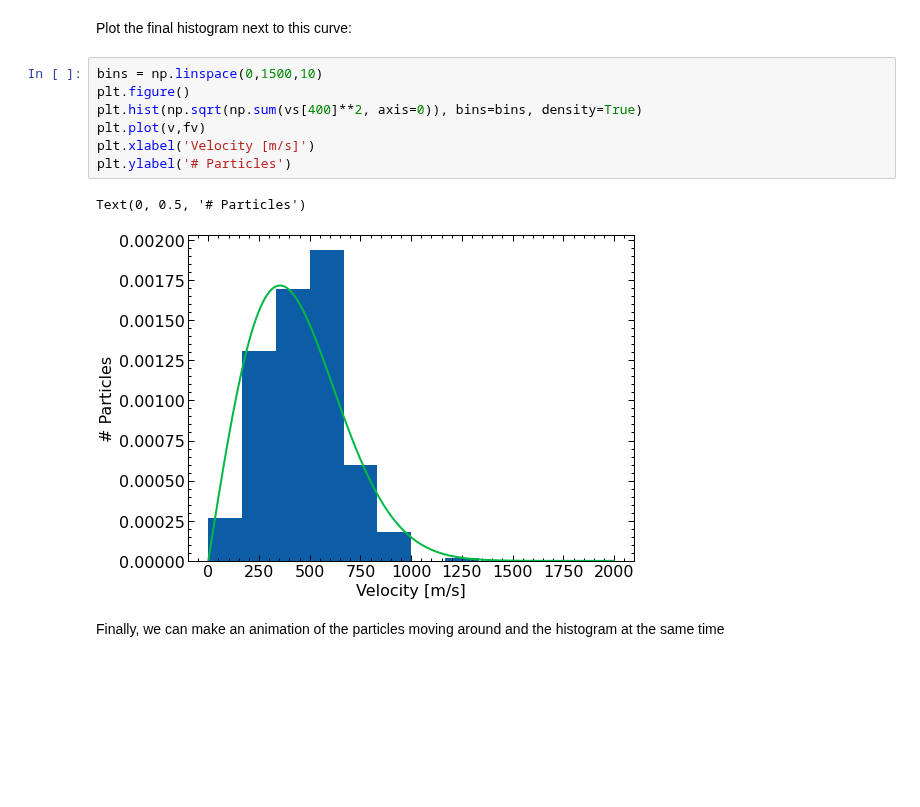
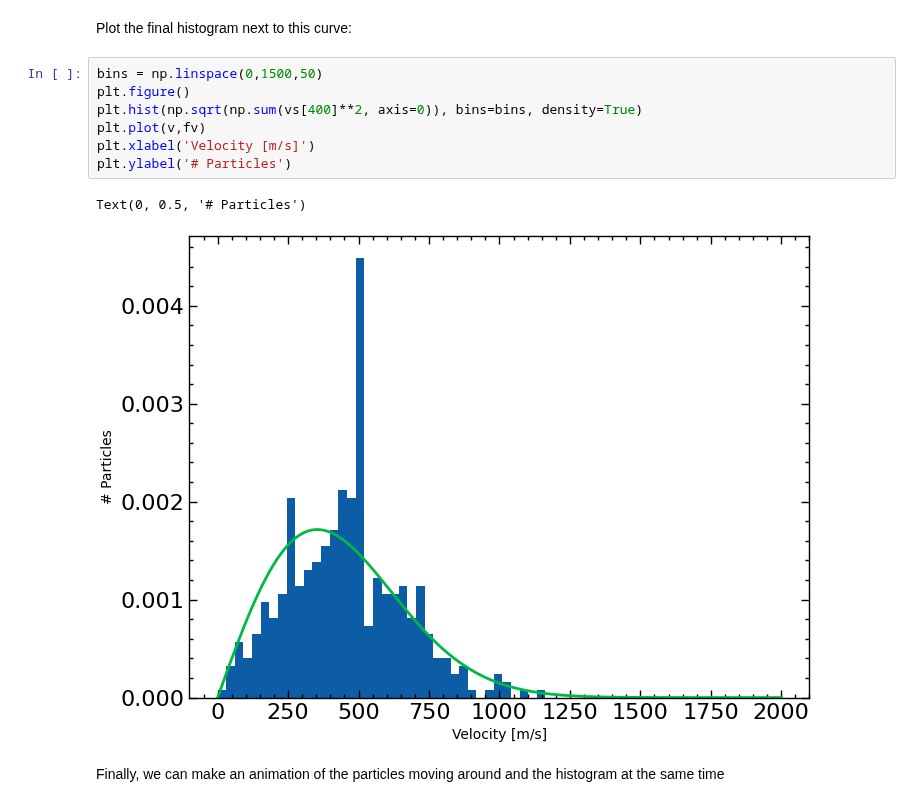
Before and after one commit to lukepolson/youtube_channel, a Jupyter notebook: Python Metaphysics Series/vid28.ipynb, the cells around one changed output. Saved outputs shown, nothing was run; the diff lists cells and outputs as text; blank space fills up the shorter version.

```diff
--- a/Python Metaphysics Series/vid28.ipynb
+++ b/Python Metaphysics Series/vid28.ipynb
@@ -279,15 +257,15 @@ fv = a*v*np.exp(-a*v**2 / 2)
 # %% [markdown]
 Plot the final histogram next to this curve:
 # %%
-bins = np.linspace(0,1500,10)
+bins = np.linspace(0,1500,50)
 plt.figure()
 plt.hist(np.sqrt(np.sum(vs[400]**2, axis=0)), bins=bins, density=True)
 plt.plot(v,fv)
 plt.xlabel('Velocity [m/s]')
 plt.ylabel('# Particles')
 # %% [output]
 Text(0, 0.5, '# Particles')
-[figure, old version]
+[figure, new version]
 # %% [markdown]
 Finally, we can make an animation of the particles moving around and the histogram at the same time
 # %%
```
Also changed, not shown: parts of 14 cells of this notebook, 2 other files.
